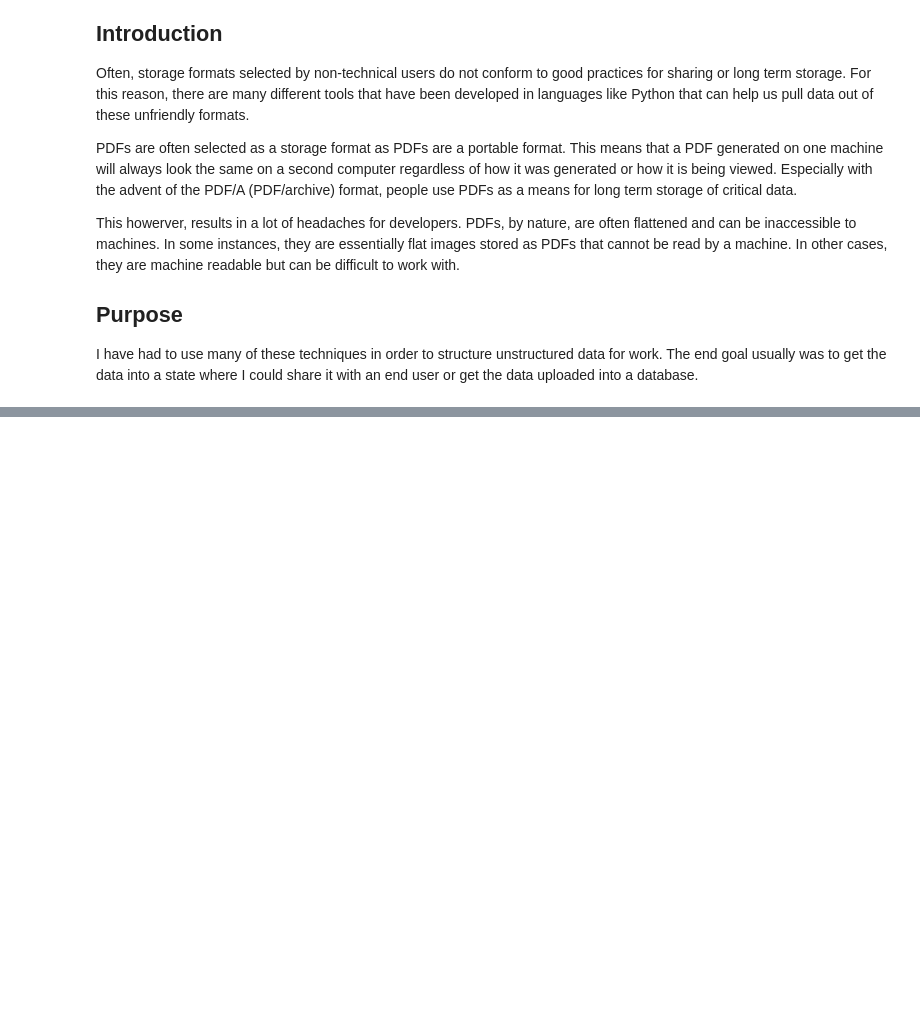
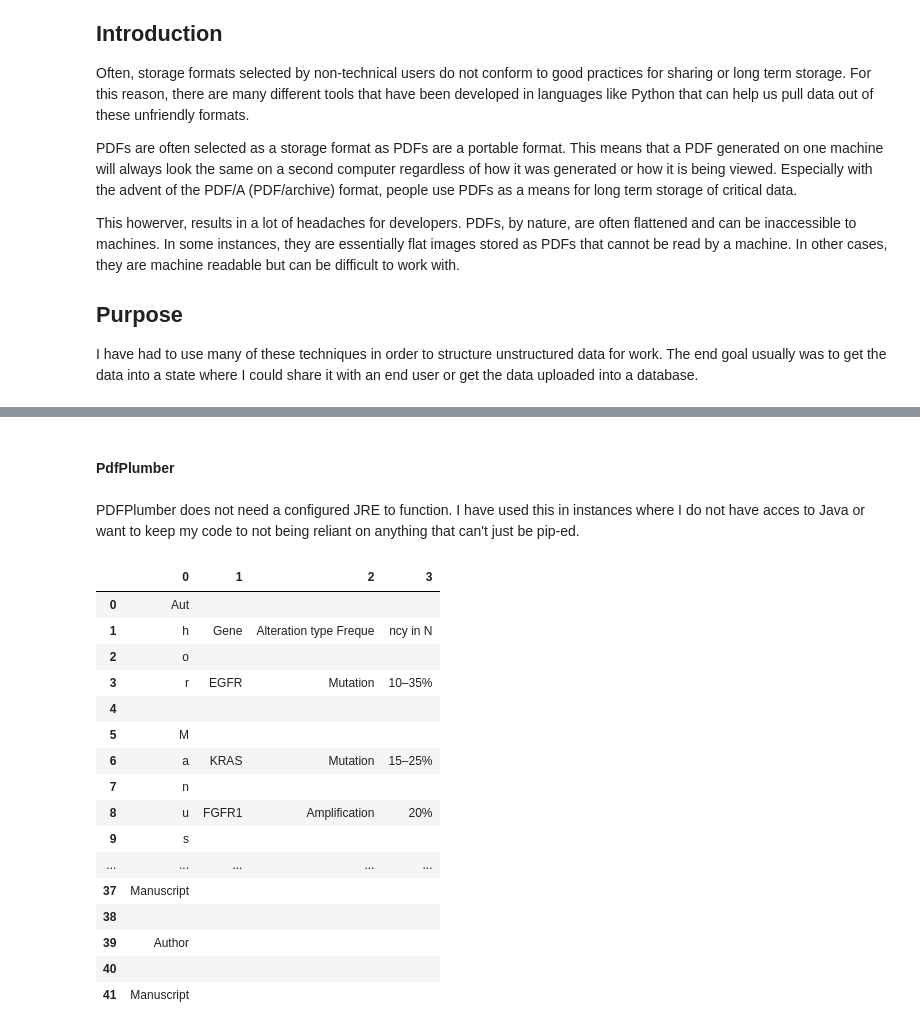
Before and after one commit to mpdubbin/python-frederick-pdf-text-extraction-20240814, a Jupyter notebook: text_extraction_notebook.ipynb, the cells around one changed output, grey strips where cells are left out. Saved outputs shown, nothing was run; the diff lists cells and outputs as text; code cells hidden in the pictures; blank space fills up the shorter version.

```diff
--- a/text_extraction_notebook.ipynb
+++ b/text_extraction_notebook.ipynb
@@ -29,0 +120,6 @@ PyMuPDF relies on fitz which is a C engine that is fairly well developed. I usua
+# %%
+import fitz
+doc = fitz.open(multi_column)
+page = doc.load_page(0)
+page_to_text = page.get_text("text")
+print(page_to_text)
@@ -46,0 +239,36 @@ https://github.com/UB-Mannheim/tesseract/wiki
+# %% [markdown]
+#### PdfPlumber
+# %% [markdown]
+PDFPlumber does not need a configured JRE to function. I have used this in instances where I do not have acces to Java or want to keep my code to not being reliant on anything that can't just be pip-ed.
+# %%
+#!pip install pdfplumber
+import pdfplumber
+
+table_settings={"vertical_strategy": "text",
+                "horizontal_strategy": "text"}
+
+with pdfplumber.open(single_column) as pdf:
+    page = pdf.pages[33]
+    table = page.extract_table(table_settings = table_settings)
+
+    df = pd.DataFrame(table)
+
+    display(df)
+# %% [output]
+|  | 0 | 1 | 2 | 3 |
+| 0 | Aut |  |  |  |
+| 1 | h | Gene | Alteration type Freque | ncy in N |
+| 2 | o |  |  |  |
+| 3 | r | EGFR | Mutation | 10–35% |
+| 4 |  |  |  |  |
+| 5 | M |  |  |  |
+| 6 | a | KRAS | Mutation | 15–25% |
+| 7 | n |  |  |  |
+| 8 | u | FGFR1 | Amplification | 20% |
+| 9 | s |  |  |  |
+| ... | ... | ... | ... | ... |
+| 37 | Manuscript |  |  |  |
+| 38 |  |  |  |  |
+| 39 | Author |  |  |  |
+| 40 |  |  |  |  |
+| 41 | Manuscript |  |  |  |
```
Also changed, not shown: parts of 33 cells of this notebook, 7 other files.
